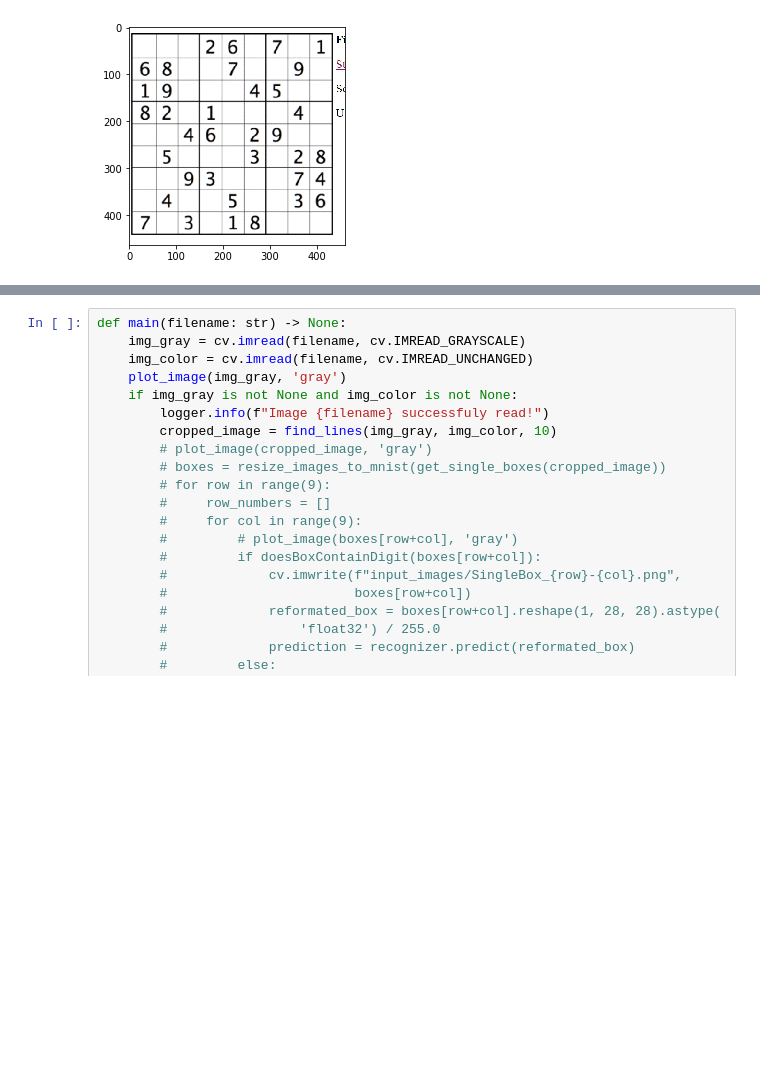
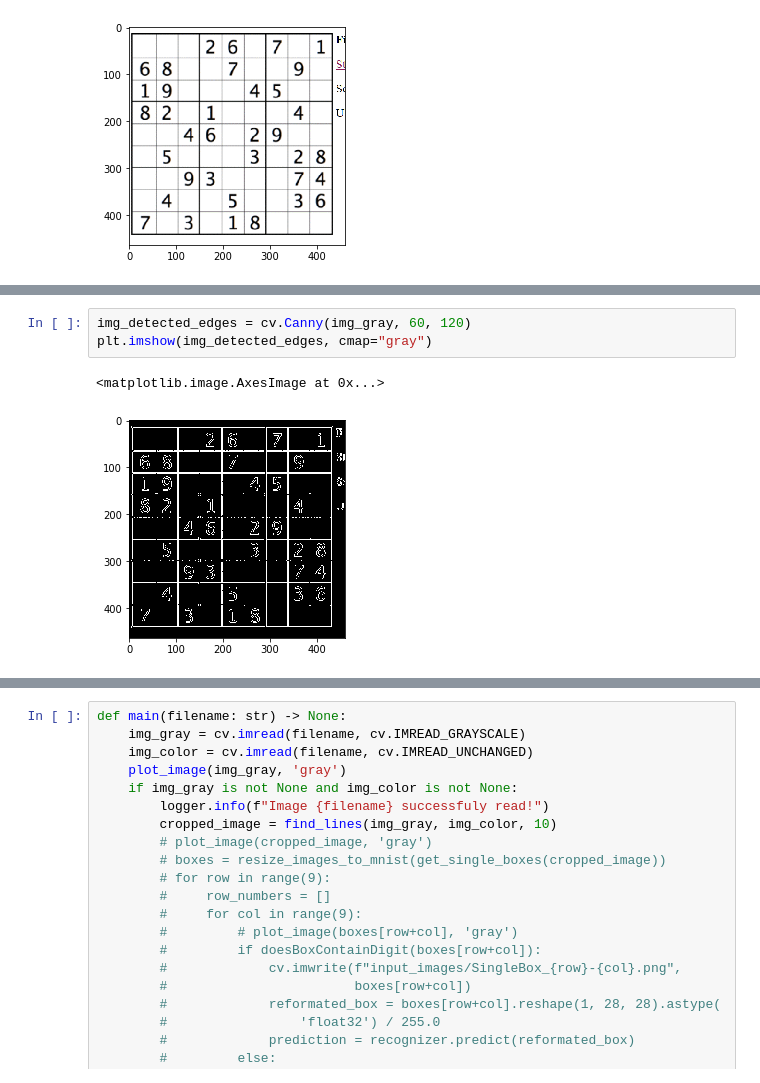
Before and after one commit to ASzwarc/SudokuSolver, a Jupyter notebook: model/experiments_board_image_processing.ipynb, the cells around one changed output, grey strips where cells are left out. Drawn from its saved outputs; the diff is of its cells as text; blank space fills up the shorter version.

```diff
--- a/model/experiments_board_image_processing.ipynb
+++ b/model/experiments_board_image_processing.ipynb
@@ -13,0 +24,6 @@ plt.show()
+# %%
+img_detected_edges = cv.Canny(img_gray, 60, 120)
+plt.imshow(img_detected_edges, cmap="gray")
+# %% [output]
+<matplotlib.image.AxesImage at 0x...>
+[figure, added]
```
Also changed, not shown: parts of 4 cells of this notebook.
